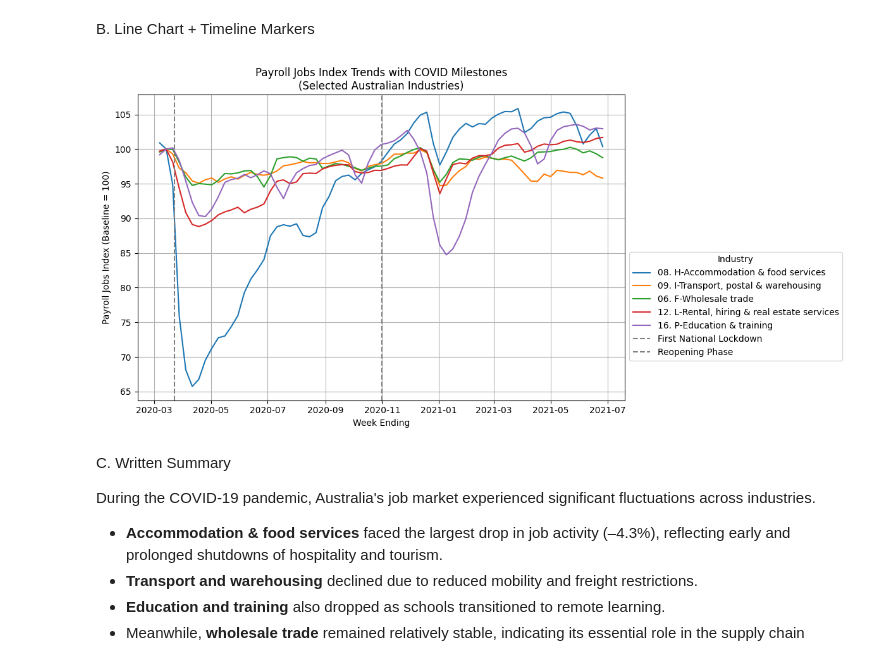
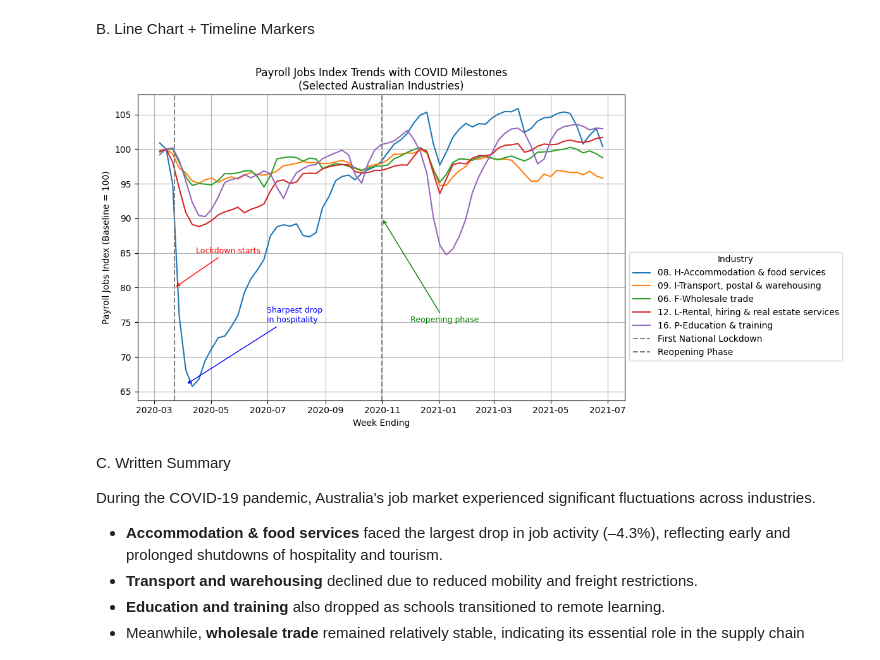
Before and after one commit to Jolene115/covid19-jobs-impact-australia, a Jupyter notebook: covid_analysis.ipynb, the cells around one changed output. Drawn from its saved outputs; the diff is of its cells as text; code cells hidden in the pictures.

Commit message:
Update the annotations on the line chart to indicate the timelines with text labels clearly.

```diff
--- a/covid_analysis.ipynb
+++ b/covid_analysis.ipynb
@@ -209,25 +209,52 @@ B. Line Chart + Timeline Markers
 # %%
 # Add key lockdown dates to existing line plot
 plt.figure(figsize=(12,6))
 
 for industry in selected_industries:
     subset = df_plot[df_plot['Industry division'] == industry]
     plt.plot(subset['Week ending'], subset['Payroll jobs index'], label=industry)
 
 # Annotate key COVID events
 plt.axvline(pd.to_datetime('2020-03-23'), color='gray', linestyle='--', label='First National Lockdown')
 plt.axvline(pd.to_datetime('2020-11-01'), color='gray', linestyle='--', label='Reopening Phase')
 
+plt.annotate(
+    'Lockdown starts',
+    xy=(pd.to_datetime('2020-03-23'), 80),      # (x, y) point to annotate
+    xytext=(pd.to_datetime('2020-04-15'), 85),  # where to place the text
+    arrowprops=dict(arrowstyle='->', color='red'),
+    fontsize=9,
+    color='red'
+)
+
+plt.annotate(
+    'Reopening phase',
+    xy=(pd.to_datetime('2020-11-01'), 90),
+    xytext=(pd.to_datetime('2020-12-01'), 75),
+    arrowprops=dict(arrowstyle='->', color='green'),
+    fontsize=9,
+    color='green'
+)
+
+plt.annotate(
+    'Sharpest drop\nin hospitality',
+    xy=(pd.to_datetime('2020-04-04'), 66),
+    xytext=(pd.to_datetime('2020-06-30'), 75),
+    arrowprops=dict(arrowstyle='->', color='blue'),
+    fontsize=9,
+    color='blue'
+)
+
 # Final touches
 plt.title("Payroll Jobs Index Trends with COVID Milestones\n(Selected Australian Industries)")
 plt.xlabel("Week Ending")
 plt.ylabel("Payroll Jobs Index (Baseline = 100)")
 plt.legend(title='Industry', bbox_to_anchor=(1, 0.5))
 plt.grid(True)
 plt.tight_layout()
 plt.show()
 # %% [output]
-[figure, old version]
+[figure, new version]
 # %% [markdown]
 C. Written Summary
 
```
